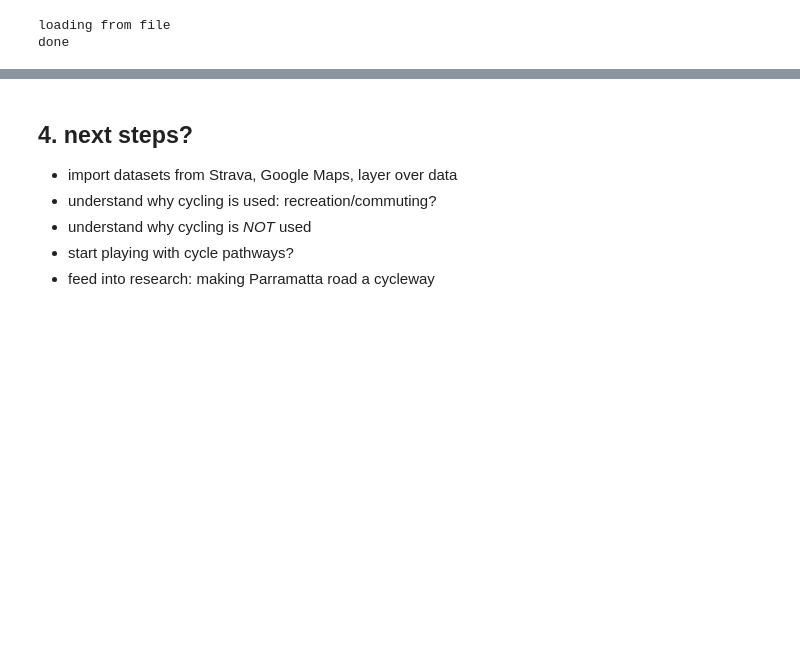
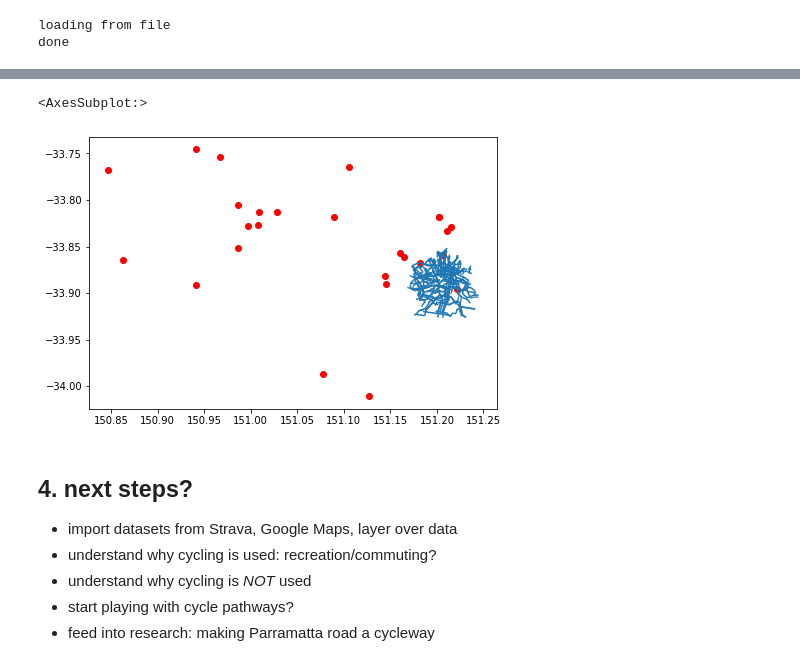
Before and after one commit to bojanasinpyjamas/data_project, a Jupyter notebook: cycleway-countsxls2018-2020.ipynb, the cells around one changed output, grey strips where cells are left out. Cells and saved outputs as stored; diff of their text form; code cells hidden in the pictures; blank space fills up the shorter version.

```diff
--- a/cycleway-countsxls2018-2020.ipynb
+++ b/cycleway-countsxls2018-2020.ipynb
@@ -231,3 +249,9 @@ hint: See above for details.
+# %%
+base = cycleway_map.plot()
+gdf.plot(ax=base, c='red')
+# %% [output]
+<AxesSubplot:>
+[figure, added]
 # %% [markdown]
 ## 4. next steps?
 * import datasets from Strava, Google Maps, layer over data
```
Also changed, not shown: parts of 15 cells of this notebook.
